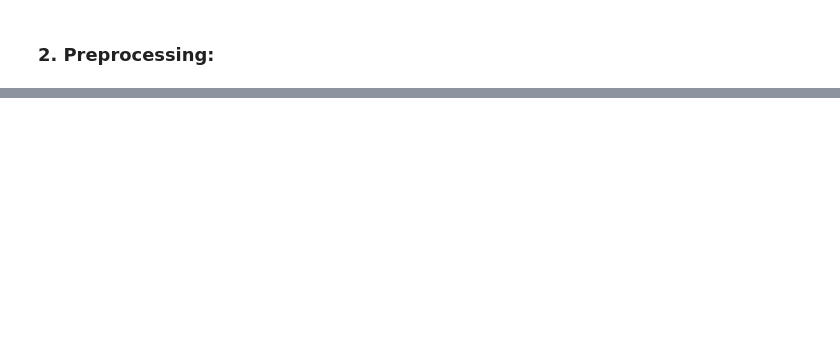
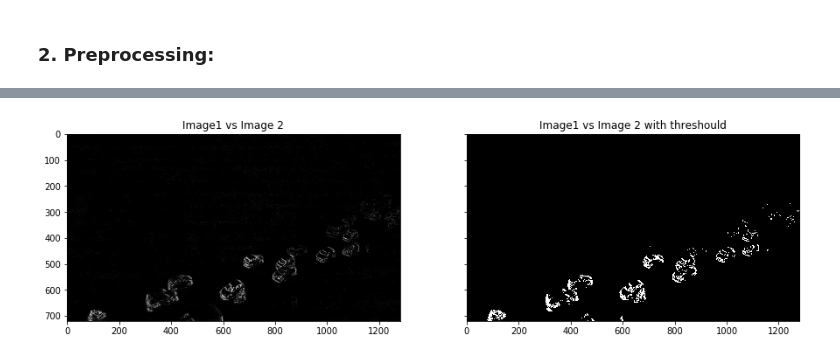
Before and after one commit to iamurali/upgrad_ml_ai, a Jupyter notebook: NeuralNetwork/Detect_vehicles_in_Video.ipynb, the cells around one changed output, grey strips where cells are left out. Cells and saved outputs as stored; diff of their text form; code cells hidden in the pictures; blank space fills up the shorter version.

```diff
--- a/NeuralNetwork/Detect_vehicles_in_Video.ipynb
+++ b/NeuralNetwork/Detect_vehicles_in_Video.ipynb
@@ -35,0 +70,8 @@ SCALAR_CYAN = (255.0,255.0,0.0)
+# %%
+imageDiff = cv2.absdiff(image1, image2)
+ret,imgThresh = cv2.threshold(imageDiff,30.0,255.0,cv2.THRESH_BINARY)
+ht = np.size(imgThresh,0)
+wd = np.size(imgThresh,1)
+plot_image([imageDiff, imgThresh], captions=['Image1 vs Image 2', 'Image1 vs Image 2 with threshould'], cmap='gray')
+# %% [output]
+[figure, added]
```
Also changed, not shown: parts of 28 cells of this notebook.
